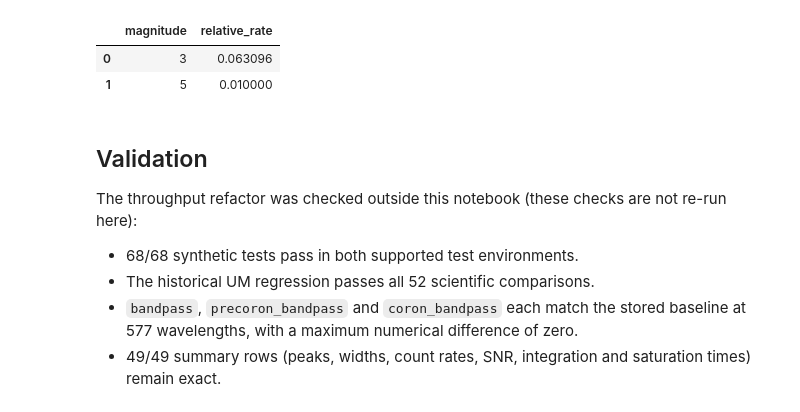
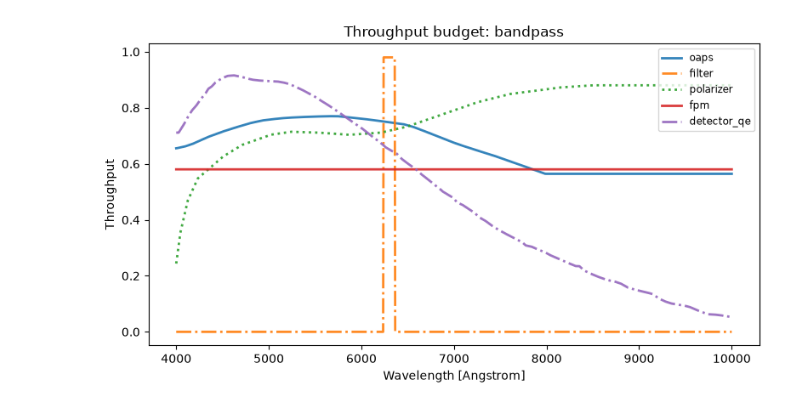
Before and after one commit to uasal/stp_etc_esc, a Jupyter notebook: notebooks/ESC_ThroughputBudget_Demo.ipynb, the cells around one changed output. Cells and saved outputs as stored; diff of their text form; code cells hidden in the pictures.

```diff
--- a/notebooks/ESC_ThroughputBudget_Demo.ipynb
+++ b/notebooks/ESC_ThroughputBudget_Demo.ipynb
@@ -281,12 +74,0 @@ plt.tight_layout()
-# %%
-# Coronagraph scope over the science band. Components that are not part of
-# coron_bandpass are drawn dashed grey; only the applied ones change the
-# running product.
-wavelengths = np.arange(6200, 6400.1, 0.1) * u.AA
-
-fig, ax = plt.subplots(figsize=(9, 5))
-fig, ax, lines = ESC.plot_throughput_budget(
-    wavelengths, bandpass="coron_bandpass", show_excluded=True, ax=ax)
-ax.legend(fontsize="x-small", ncol=2, bbox_to_anchor=(1.02, 1),
-          loc="upper left")
-plt.tight_layout()
@@ -313,19 +75,10 @@ so a source 3 magnitudes fainter gives $10^{-1.2} \approx 0.063$ of the rate, an
-# %%
-magnitudes = [3, 5]
-pd.DataFrame({
-    "magnitude": magnitudes,
-    "relative_rate": [10**(-0.4 * m) for m in magnitudes],
-})
-# %% [output]
-|  | magnitude | relative_rate |
-| 0 | 3 | 0.063096 |
-| 1 | 5 | 0.010000 |
-# %% [markdown]
-## Validation
-
-The throughput refactor was checked outside this notebook (these checks are not re-run here):
-
-- 68/68 synthetic tests pass in both supported test environments.
-- The historical UM regression passes all 52 scientific comparisons.
-- `bandpass`, `precoron_bandpass` and `coron_bandpass` each match the stored baseline at 577 wavelengths, with a maximum numerical difference of zero.
-- 49/49 summary rows (peaks, widths, count rates, SNR, integration and saturation times) remain exact.
+# %%
+selected = ["oaps", "filter", "polarizer", "fpm", "detector_qe"]
+
+fig, ax = plt.subplots(figsize=(8, 4.5))
+obs.plot_throughput_budget(wavelengths, components=selected,
+                           show_cumulative=False, show_final=False, ax=ax)
+ax.legend(fontsize="small")
+plt.tight_layout()
+# %% [output]
+[figure, added]
```
Also changed, not shown: parts of 24 cells of this notebook, 2 other files.
